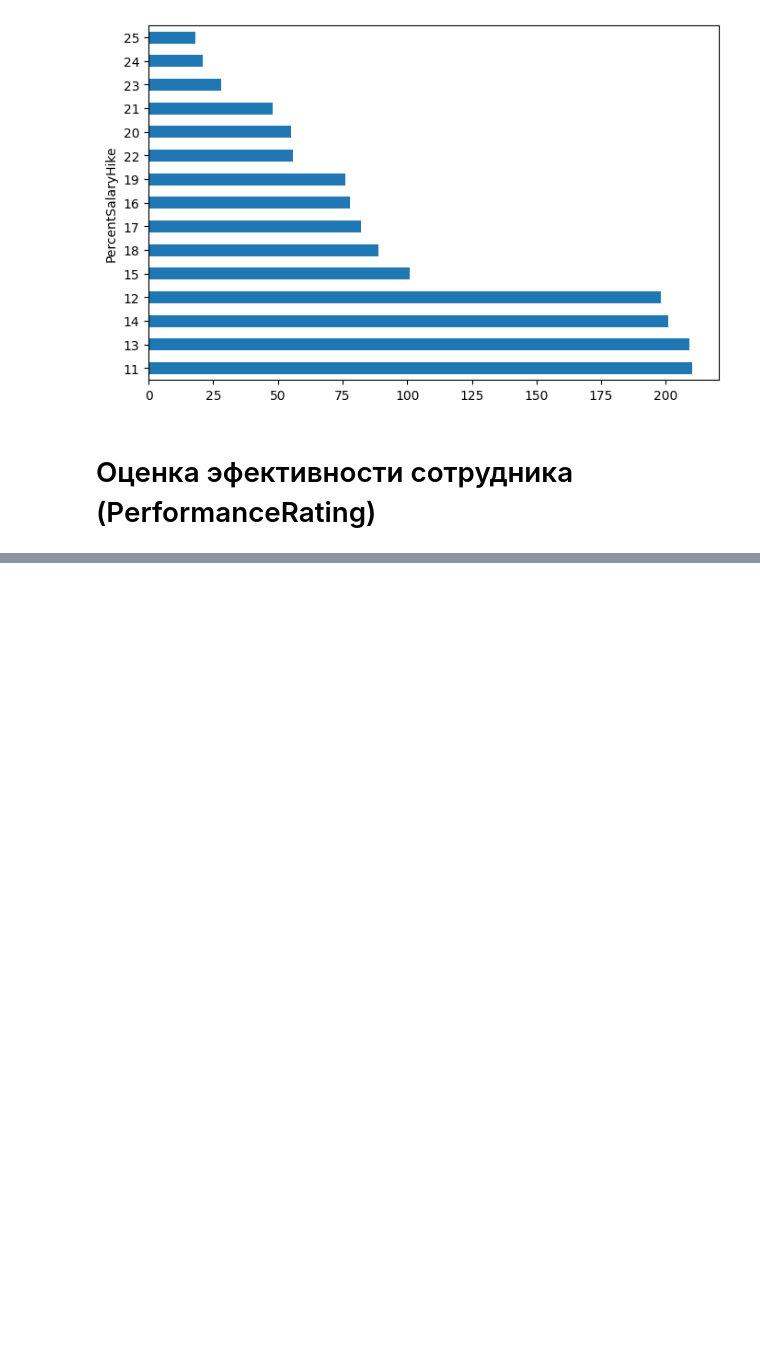
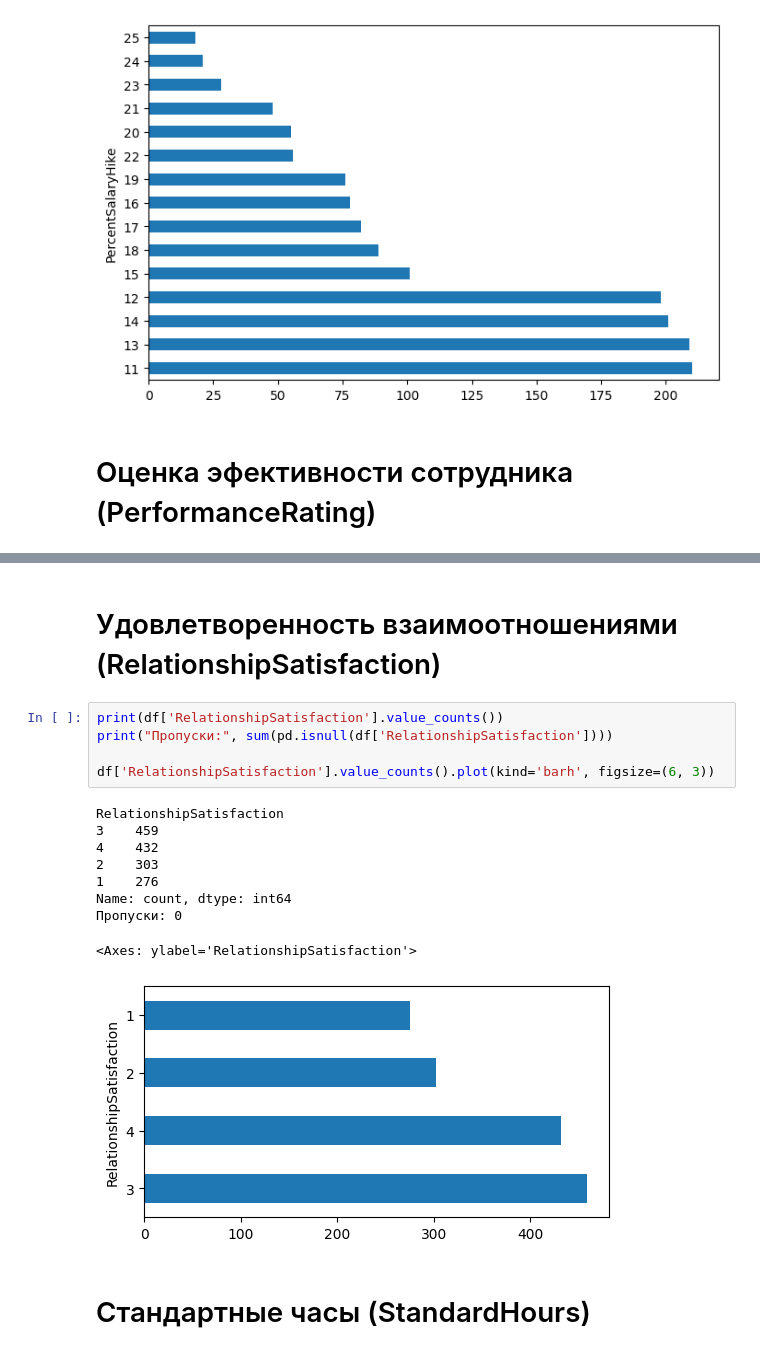
Before and after one commit to svinoczarITMO/s7-da-lab1, a Jupyter notebook: hranalytics.ipynb, the cells around one changed output, grey strips where cells are left out. Cells and saved outputs as stored; diff of their text form; blank space fills up the shorter version.

```diff
--- a/hranalytics.ipynb
+++ b/hranalytics.ipynb
@@ -679 +681,20 @@ Name: count, dtype: int64
 [figure]
+# %% [markdown]
+# Удовлетворенность взаимоотношениями (RelationshipSatisfaction)
+# %%
+print(df['RelationshipSatisfaction'].value_counts())
+print("Пропуски:", sum(pd.isnull(df['RelationshipSatisfaction'])))
+
+df['RelationshipSatisfaction'].value_counts().plot(kind='barh', figsize=(6, 3))
+# %% [output]
+RelationshipSatisfaction
+3    459
+4    432
+2    303
+1    276
+Name: count, dtype: int64
+Пропуски: 0
+<Axes: ylabel='RelationshipSatisfaction'>
+[figure, added]
+# %% [markdown]
+# Стандартные часы (StandardHours)
```
Also changed, not shown: parts of 18 cells of this notebook.
